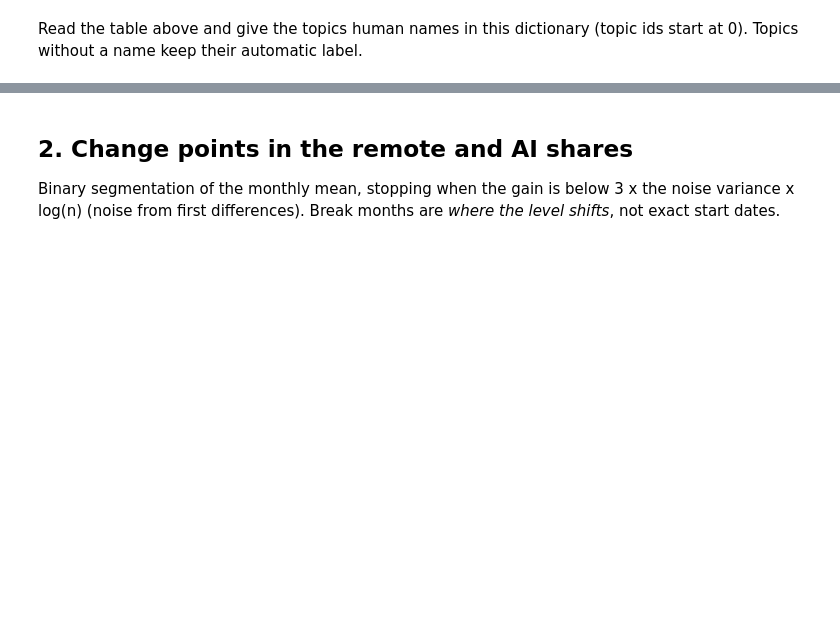
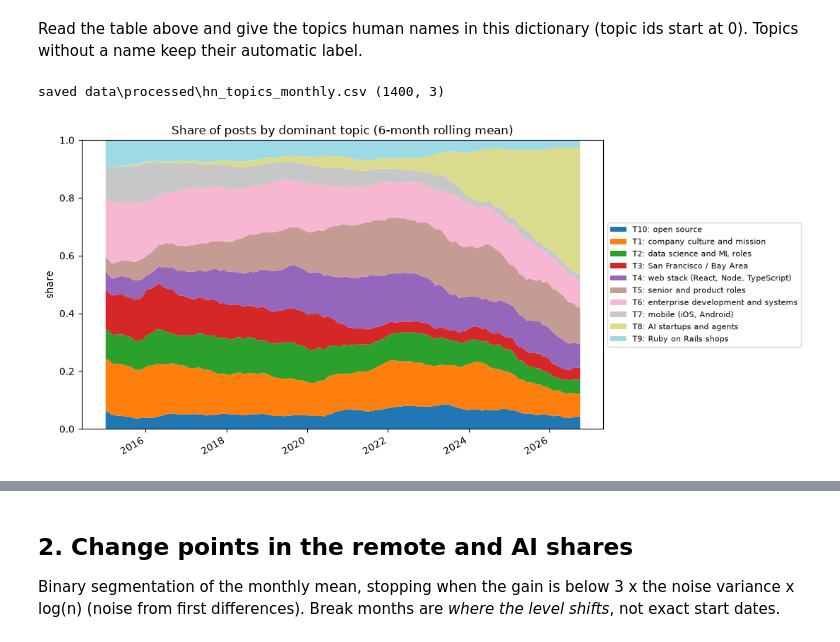
Before and after one commit to JovanObr/IT-Employment-Research, a Jupyter notebook: notebooks/05_skills_nlp.ipynb, the cells around one changed output, grey strips where cells are left out. Saved outputs shown, nothing was run; the diff lists cells and outputs as text; code cells hidden in the pictures; blank space fills up the shorter version.

Commit message:
Stream B: real-data run, QCEW code crosswalk, topic names

```diff
--- a/notebooks/05_skills_nlp.ipynb
+++ b/notebooks/05_skills_nlp.ipynb
@@ -37,17 +52,31 @@ terms[["label", "top_terms"]]
 # %% [markdown]
 Read the table above and give the topics human names in this dictionary (topic ids start at 0). Topics without a name keep their automatic label.
 # %%
-NAMES = {}   # e.g. {0: "web front end", 3: "machine learning"}
+NAMES = {
+    0: "company culture and mission",
+    1: "data science and ML roles",
+    2: "San Francisco / Bay Area",
+    3: "web stack (React, Node, TypeScript)",
+    4: "senior and product roles",
+    5: "enterprise development and systems",
+    6: "mobile (iOS, Android)",
+    7: "AI startups and agents",
+    8: "Ruby on Rails shops",
+    9: "open source",
+}
 shares, terms = ht.topic_model_monthly(df, k=K, names=NAMES)
 out = PROCESSED / "hn_topics_monthly.csv"
 shares.to_csv(out, index=False)
 print("saved", out, shares.shape)
 wide = shares.pivot(index="month", columns="topic", values="share")
 wide.index = pd.to_datetime(wide.index)
 ax = wide.rolling(6, min_periods=1).mean().plot.area(figsize=(11, 5), colormap="tab20", linewidth=0)
 ax.set_title("Share of posts by dominant topic (6-month rolling mean)"); ax.set_ylabel("share"); ax.set_xlabel("")
 ax.legend(loc="center left", bbox_to_anchor=(1, 0.5), fontsize=8); ax.set_ylim(0, 1)
 plt.tight_layout(); plt.savefig(FIG / "05_topics_monthly.png", dpi=150); plt.show()
+# %% [output]
+saved data\processed\hn_topics_monthly.csv (1400, 3)
+[figure, added]
 # %%
 # How much do the topics depend on k? (error always falls with k; look for stable term lists, not for a minimum)
 ht.reconstruction_by_k(df["text"], ks=(8, 10, 12))
```
Also changed, not shown: parts of 9 cells of this notebook, 13 other files.
